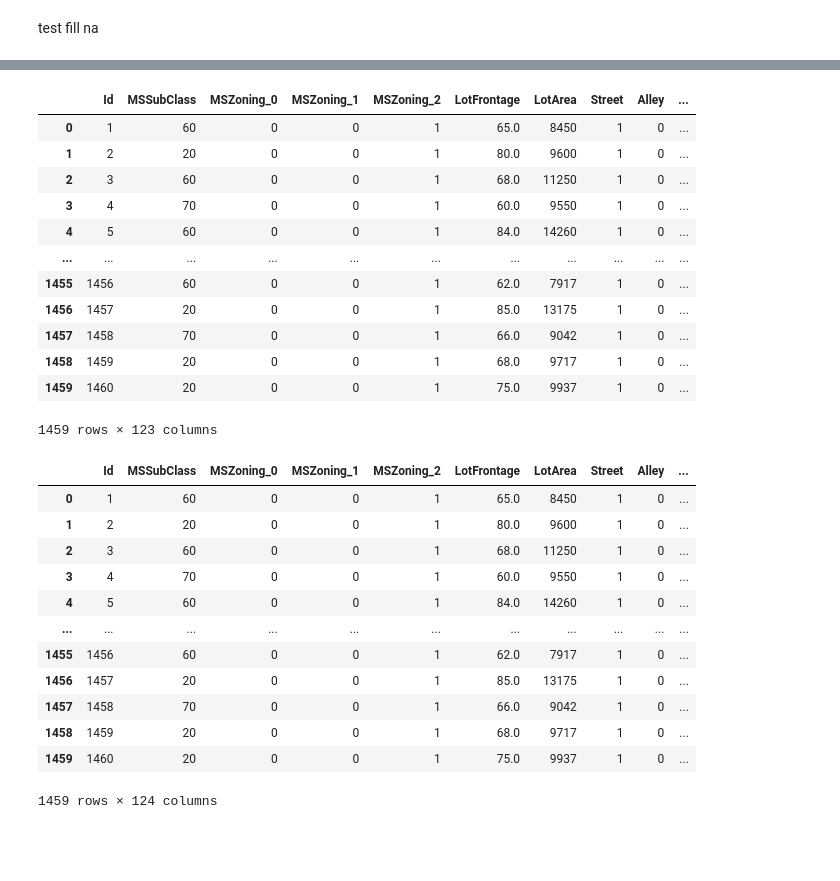
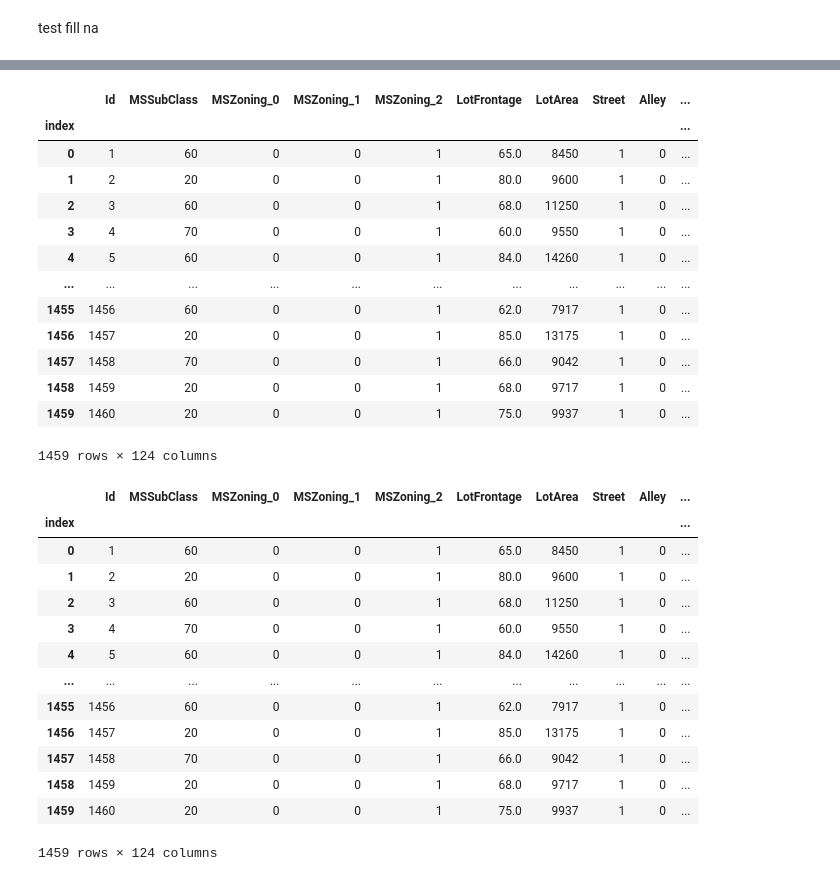
Before and after one commit to zetatiabdelhakim/Housing-Prices, a Jupyter notebook: data_processing.ipynb, the cells around one changed output, grey strips where cells are left out. Saved outputs shown, nothing was run; the diff lists cells and outputs as text; code cells hidden in the pictures; blank space fills up the shorter version.

```diff
--- a/data_processing.ipynb
+++ b/data_processing.ipynb
@@ -417,7 +441,7 @@ in MSZoning i choose to do the binary encoding
 # %%
 import category_encoders as ce
 
-encoder = ce.BinaryEncoder(cols=['MSZoning'])
-test_data = encoder.fit_transform(test_data)
-data = encoder.fit_transform(data)
-data
+encoder = ce.BinaryEncoder(cols=['MSZoning'], handle_unknown='value')
+encoder.fit(data)
+test_data = encoder.transform(test_data)
+data = encoder.transform(data)
@@ -539,5 +559,6 @@ test_data['LandSlope'] = test_data['LandSlope'].map({"Gtl" : 1, "Mod" : 2, "Sev"
 # %%
-test_data = pd.get_dummies(test_data, columns=['LandContour', "Utilities", "LotConfig", "Electrical"]
-                           , drop_first=True)
-data = pd.get_dummies(data, columns=['LandContour', "Utilities", "LotConfig", "Electrical"]
-                           , drop_first=True)
+combined_data = pd.concat([data, test_data], keys=['train', 'test'], names=['dataset', 'index'])
+combined_data = pd.get_dummies(combined_data, columns=['LandContour', 'Utilities', 'LotConfig', 'Electrical'], drop_first=True)
+
+data = combined_data.xs('train')
+test_data = combined_data.xs('test')
@@ -544,12 +582,13 @@ data = pd.get_dummies(data, columns=['LandContour', "Utilities", "LotConfig", "E
 # %%
 encoder = ce.BinaryEncoder(cols=['Neighborhood', 'Condition1', 'Condition2', 'BldgType', 'RoofStyle', 'RoofMatl',
-                                 "Exterior1st", "Exterior2nd", "Foundation", "Heating", "SaleType", "SaleCondition"])
+                                 "Exterior1st", "Exterior2nd", "Foundation", "Heating", "SaleType", "SaleCondition"], handle_unknown='value')
 encoder.fit(data)
-test_data = encoder.fit_transform(test_data)
-data = encoder.fit_transform(data)
+test_data = encoder.transform(test_data)
+data = encoder.transform(data)
 data
 # %% [output]
 |  | Id | MSSubClass | MSZoning_0 | MSZoning_1 | MSZoning_2 | LotFrontage | LotArea | Street | Alley | ... |
+| index |  |  |  |  |  |  |  |  |  | ... |
 | 0 | 1 | 60 | 0 | 0 | 1 | 65.0 | 8450 | 1 | 0 | ... |
 | 1 | 2 | 20 | 0 | 0 | 1 | 80.0 | 9600 | 1 | 0 | ... |
 | 2 | 3 | 60 | 0 | 0 | 1 | 68.0 | 11250 | 1 | 0 | ... |
@@ -561,7 +600,7 @@ data
 | 1457 | 1458 | 70 | 0 | 0 | 1 | 66.0 | 9042 | 1 | 0 | ... |
 | 1458 | 1459 | 20 | 0 | 0 | 1 | 68.0 | 9717 | 1 | 0 | ... |
 | 1459 | 1460 | 20 | 0 | 0 | 1 | 75.0 | 9937 | 1 | 0 | ... |
-1459 rows × 123 columns
+1459 rows × 124 columns
 # %%
 # Mapping for ExterQual
 data['ExterQual'] = data["ExterQual"].map({"Ex": 0, "Gd": 1, "TA": 2, "Fa": 3, "Po": 4})
@@ -612,6 +651,7 @@ test_data['Functional'] = test_data["Functional"].map({
 data
 # %% [output]
 |  | Id | MSSubClass | MSZoning_0 | MSZoning_1 | MSZoning_2 | LotFrontage | LotArea | Street | Alley | ... |
+| index |  |  |  |  |  |  |  |  |  | ... |
 | 0 | 1 | 60 | 0 | 0 | 1 | 65.0 | 8450 | 1 | 0 | ... |
 | 1 | 2 | 20 | 0 | 0 | 1 | 80.0 | 9600 | 1 | 0 | ... |
 | 2 | 3 | 60 | 0 | 0 | 1 | 68.0 | 11250 | 1 | 0 | ... |
```
Also changed, not shown: parts of 17 cells of this notebook.
